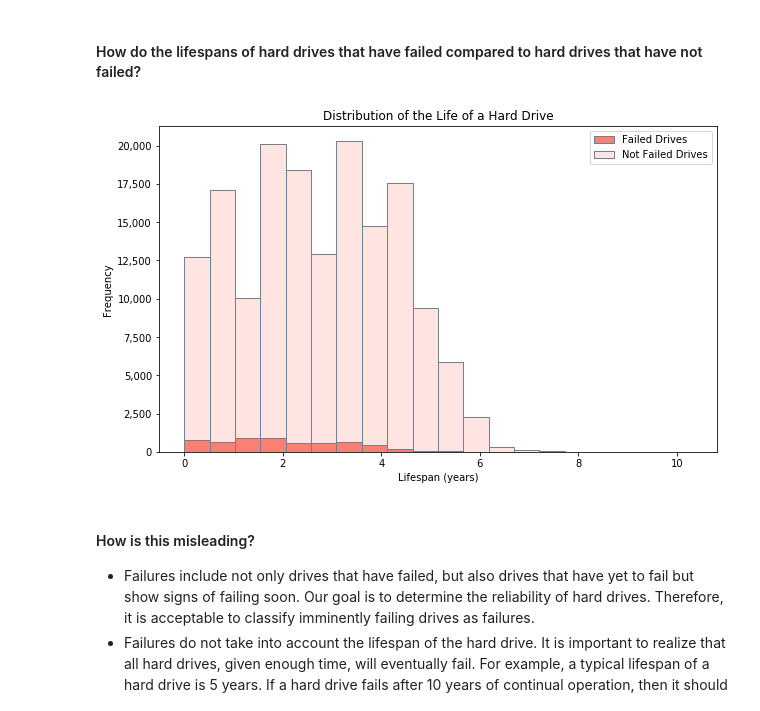
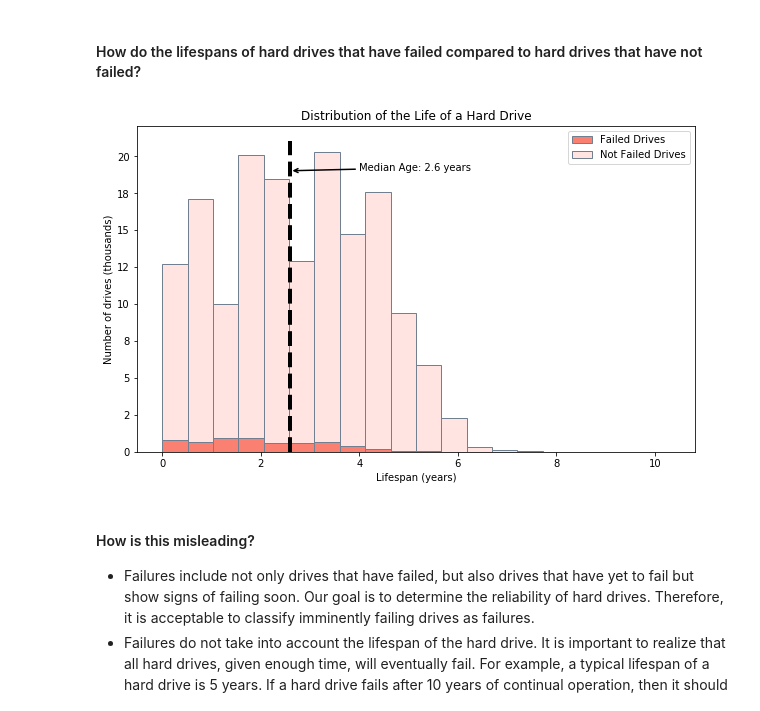
Before and after one commit to just-keep-spinning/hard-drive-project, a Jupyter notebook: hard_drive_pipeline.ipynb, the cells around one changed output. Drawn from its saved outputs; the diff is of its cells as text; code cells hidden in the pictures.

```diff
--- a/hard_drive_pipeline.ipynb
+++ b/hard_drive_pipeline.ipynb
@@ -446,18 +459,29 @@ df_fails = df [df.failure == 1]
 df_lives = df [df.failure == 0]
 # %%
 plt.figure(figsize=(10,6))
+
 plt.hist([df_fails.drive_age_in_years, df_lives.drive_age_in_years], stacked=True, bins=20,
          edgecolor='slategrey', color=['salmon', 'mistyrose'])
-plt.legend(["Failed Drives","Not Failed Drives"])
+
 plt.title("Distribution of the Life of a Hard Drive")
 plt.xlabel("Lifespan (years)")
-plt.ylabel("Frequency")
+plt.ylabel("Number of drives (thousands)")
+plt.legend(["Failed Drives","Not Failed Drives"])
+plt.vlines(2.6, 0, 21_000, linestyles='dashed',colors = 'black', linewidths=4)
+
 ax = plt.gca()
-ax.get_yaxis().set_major_formatter(plt.FuncFormatter(lambda x, loc: "{:,}".format(int(x))))
-ax.get_xaxis().set_major_formatter(plt.FuncFormatter(lambda x, loc: "{:,}".format(int(x))))
+ax.set_yticklabels(['{:.0f}'.format(x / 1000) for x in ax.get_yticks()])
+
+#place arrow
+plt.annotate(
+    'Median Age: 2.6 years',
+    xy=(2.6, 19_000),
+    xytext=(4, 19_000),
+    arrowprops={'arrowstyle': '->', 'linewidth':'1.5'})
+
 plt.show()
 # %% [output]
-[figure, old version]
+[figure, new version]
 # %% [markdown]
 #### How is this misleading?
 - Failures include not only drives that have failed, but also drives that have yet to fail but show signs of failing soon. Our goal is to determine the reliability of hard drives. Therefore, it is acceptable to classify imminently failing drives as failures.
```
Also changed, not shown: parts of 14 cells of this notebook.
